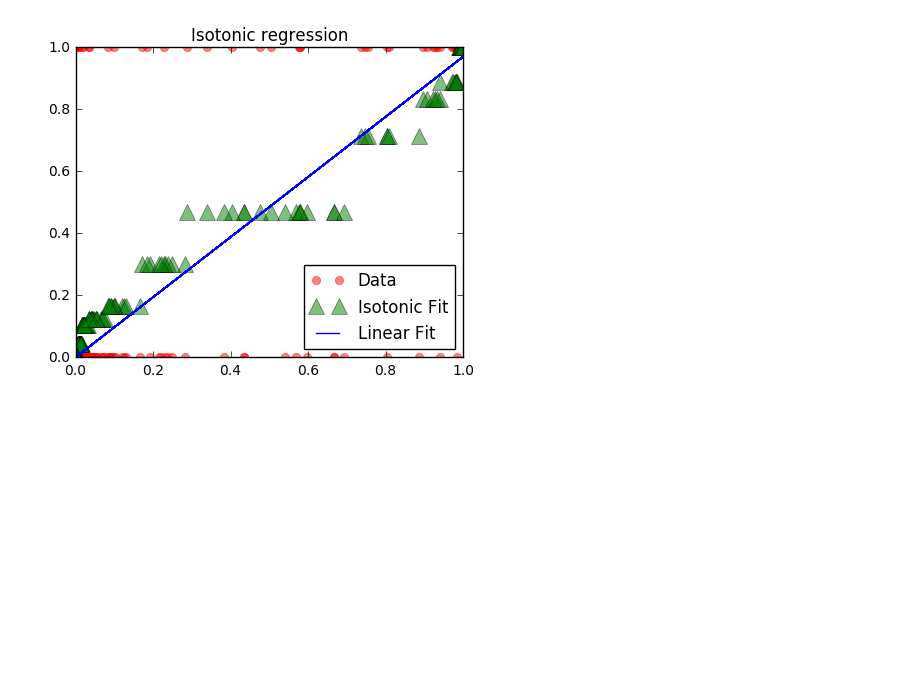
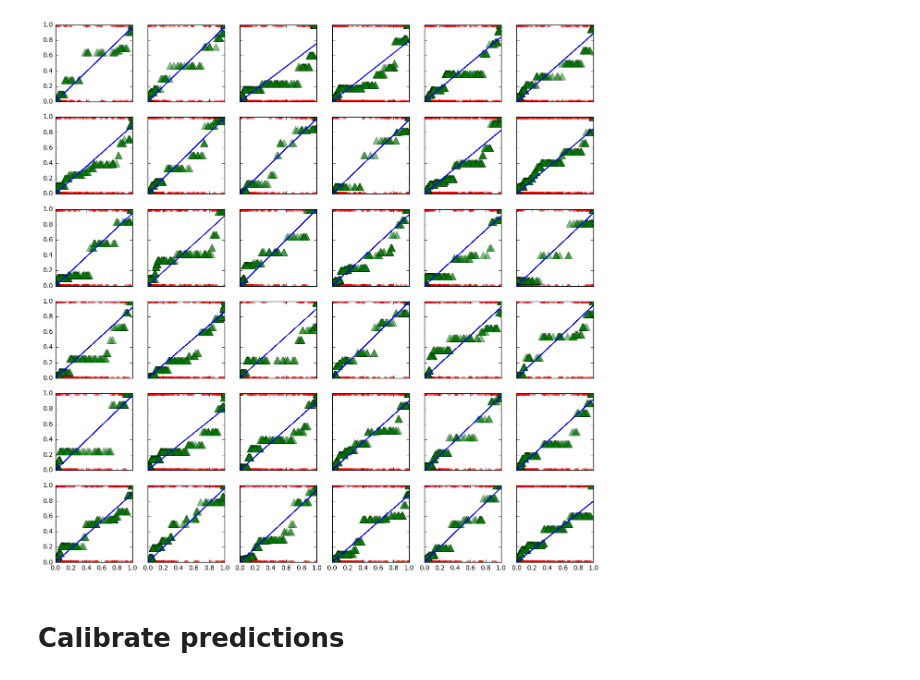
Before and after one commit to disiji/nn_assessor, a Jupyter notebook: binary_isotonic_regression.ipynb, the cells around one changed output. Drawn from its saved outputs; the diff is of its cells as text; code cells hidden in the pictures; blank space fills up the shorter version.

```diff
--- a/binary_isotonic_regression.ipynb
+++ b/binary_isotonic_regression.ipynb
@@ -1,17 +1,18 @@
 # %%
-from __future__ import division
 import numpy as np
-import matplotlib.pyplot as plt
-from matplotlib.collections import LineCollection
-
-from sklearn.linear_model import LinearRegression
-from sklearn.isotonic import IsotonicRegression
-from sklearn.utils import check_random_state
+import torch
+from temperature_scaling import _ECELoss
+from visualize import *
+from calibration import *
+import warnings
+warnings.filterwarnings("ignore")
 %matplotlib inline
 
 NUM_BINS = 10
 N = 10000 # takes value from 1 to 10000
-K = 1 # select one class
+NUM_CLASSES =  100
+NUM_CLASSES_PLOT = 36
+NUM_COL = 6
 # %%
 # Load prediction from ResNet on CIFAR100 test data, which contains 10,000 images.
 # https://github.com/rloganiv/pytorch-classification/blob/master/predict.py
@@ -19,9 +20,6 @@ K = 1 # select one class
 #       following by softmax of output logits of this image for each class.
 data = np.genfromtxt("cifar100_predictions_dropout.txt")[0:N,:]# 10000*101
 # %%
-probabilities = data[:,1:]
-Y_predict = np.argmax(probabilities, axis=1)
+p = data[:,1:]
+Y_predict = np.argmax(p, axis=1)
 Y_true = data[:,0]
-# confidence = np.max(probabilities, axis=1)
-# bins = np.linspace(0, 1, NUM_BINS+1)
-# digitized = np.digitize(confidence, bins)-1
@@ -55,14 +26,16 @@ def isotonic_regression(x, y, w=[]):
-# %%
-Y_predict_K = probabilities[:,K]
-Y_true_K = np.array((Y_true == K)) * 1
-
-# digitized_K = np.digitize(Y_predict_K[:,1], bins)-1
-# unique, counts = np.unique(digitized_K, return_counts=True)
-# counts_K = counts[unique]
-# # compute accuracy per bin
-# print set(digitized_K)
-# %%
-isotonic_regression(Y_predict_K, Y_true_K)
-#plt.plot(Y_predict_K, Y_true_K)
-# %% [output]
-[figure, removed]
+# %%
+f, ax = plt.subplots(NUM_CLASSES_PLOT/NUM_COL, NUM_COL, sharex='col', sharey='row')
+f.set_figheight(15)
+f.set_figwidth(15)
+for K in range(NUM_CLASSES_PLOT):
+    Y_predict_K = p[:,K]
+    Y_true_K = np.array((Y_true == K)) * 1
+    ax[K/NUM_COL, K%NUM_COL] = isotonic_regression(\
+                                ax[K/NUM_COL, K%NUM_COL],
+                                Y_predict_K,
+                                Y_true_K)
+#plt.legend(('Data', 'Isotonic Fit', 'Linear Fit'), loc='lower right')
+# %% [output]
+[figure, added]
+# %% [markdown]
+# Calibrate predictions
```
Also changed, not shown: parts of 6 cells of this notebook, 7 other files.
